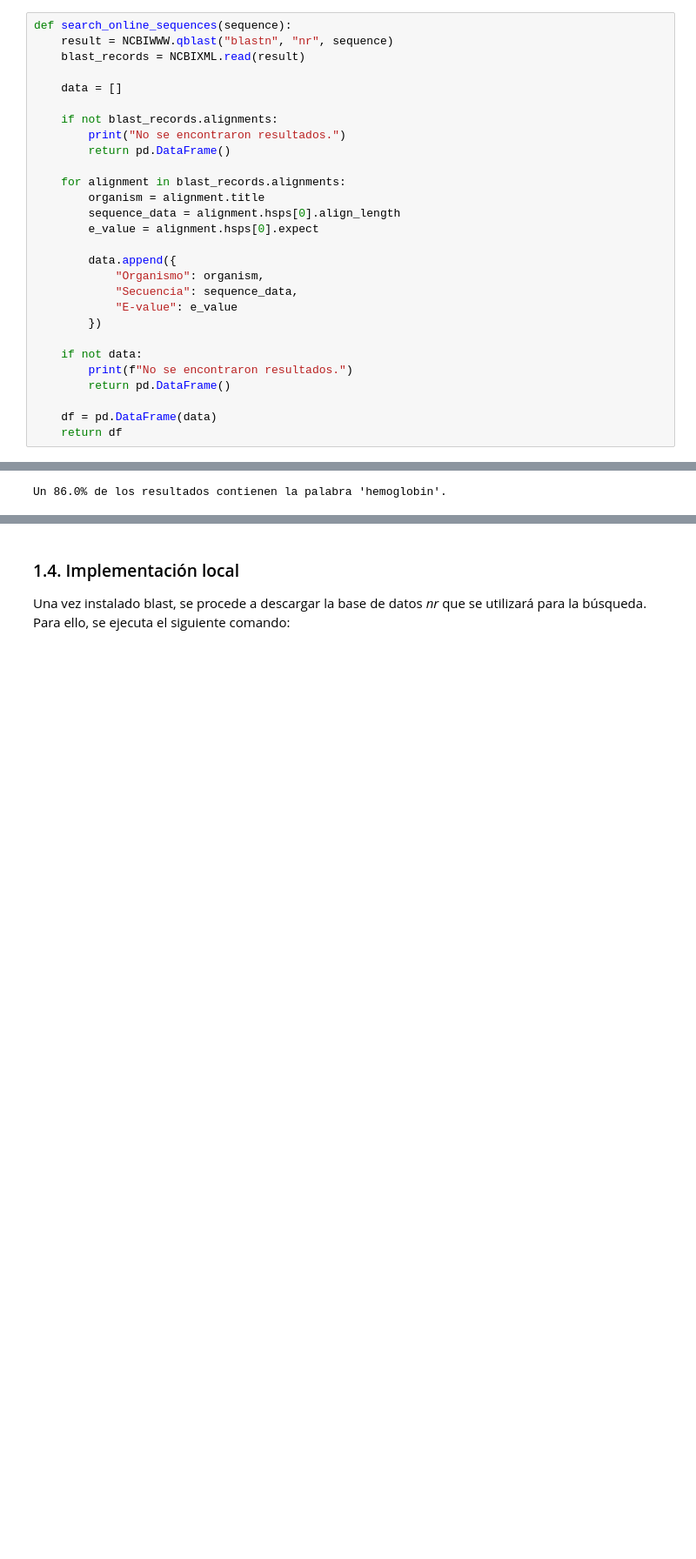
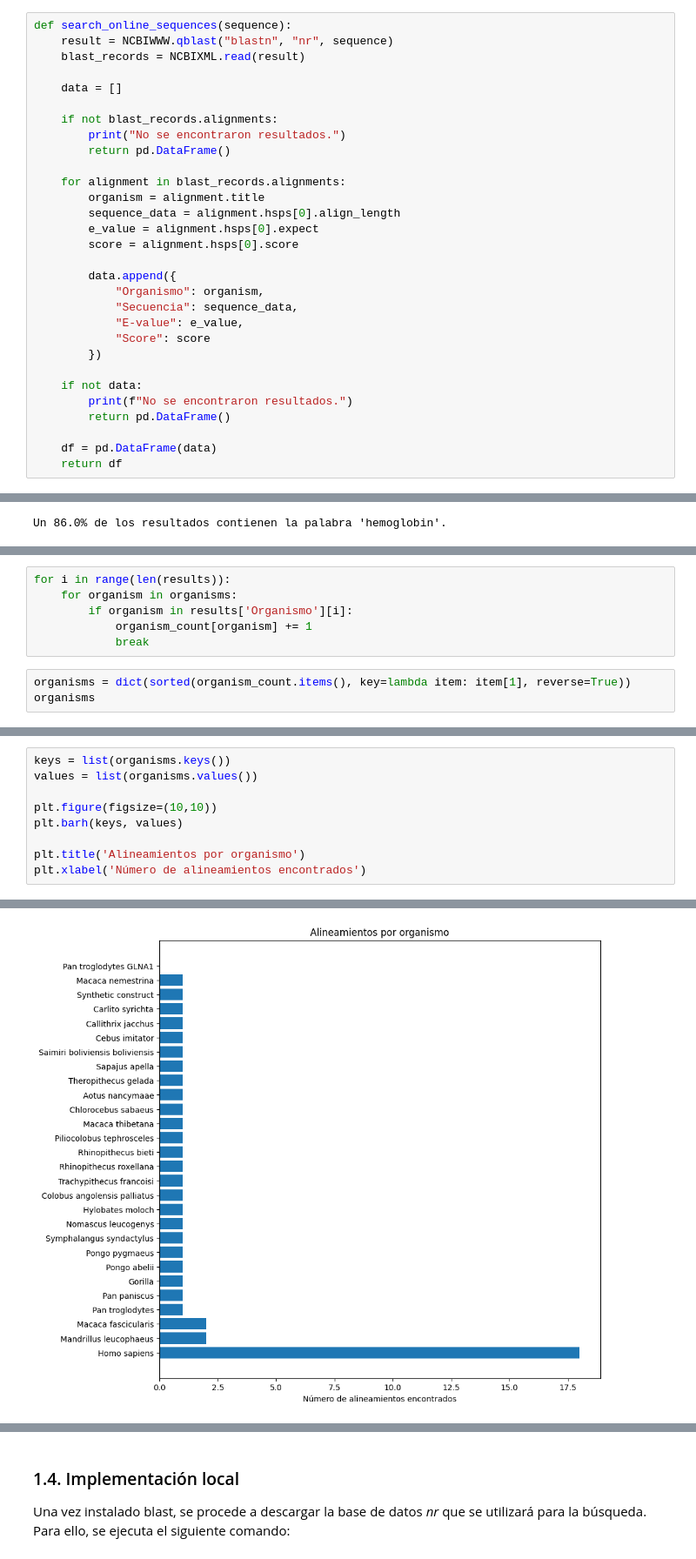
Before and after one commit to deepamino/pr3, a Jupyter notebook: Ejercicio_3.ipynb, the cells around one changed output, grey strips where cells are left out. Shown at 87% size. Drawn from its saved outputs; the diff is of its cells as text; blank space fills up the shorter version.

Commit message:
visuals

```diff
--- a/Ejercicio_3.ipynb
+++ b/Ejercicio_3.ipynb
@@ -146,11 +147,13 @@ def search_online_sequences(sequence):
         organism = alignment.title
         sequence_data = alignment.hsps[0].align_length
         e_value = alignment.hsps[0].expect
+        score = alignment.hsps[0].score
 
         data.append({
             "Organismo": organism,
             "Secuencia": sequence_data,
-            "E-value": e_value
+            "E-value": e_value,
+            "Score": score
         })
 
     if not data:
@@ -195,0 +234,9 @@ Un 86.0% de los resultados contienen la palabra 'hemoglobin'.
+# %%
+for i in range(len(results)):
+    for organism in organisms:
+        if organism in results['Organismo'][i]:
+            organism_count[organism] += 1
+            break
+# %%
+organisms = dict(sorted(organism_count.items(), key=lambda item: item[1], reverse=True))
+organisms
@@ -195,0 +264,10 @@ Un 86.0% de los resultados contienen la palabra 'hemoglobin'.
+# %%
+keys = list(organisms.keys())
+values = list(organisms.values())
+
+plt.figure(figsize=(10,10))
+plt.barh(keys, values)
+
+plt.title('Alineamientos por organismo')
+plt.xlabel('Número de alineamientos encontrados')
+# %% [output]
@@ -195,0 +275 @@ Un 86.0% de los resultados contienen la palabra 'hemoglobin'.
+[figure, added]
```
Also changed, not shown: parts of 19 cells of this notebook.
